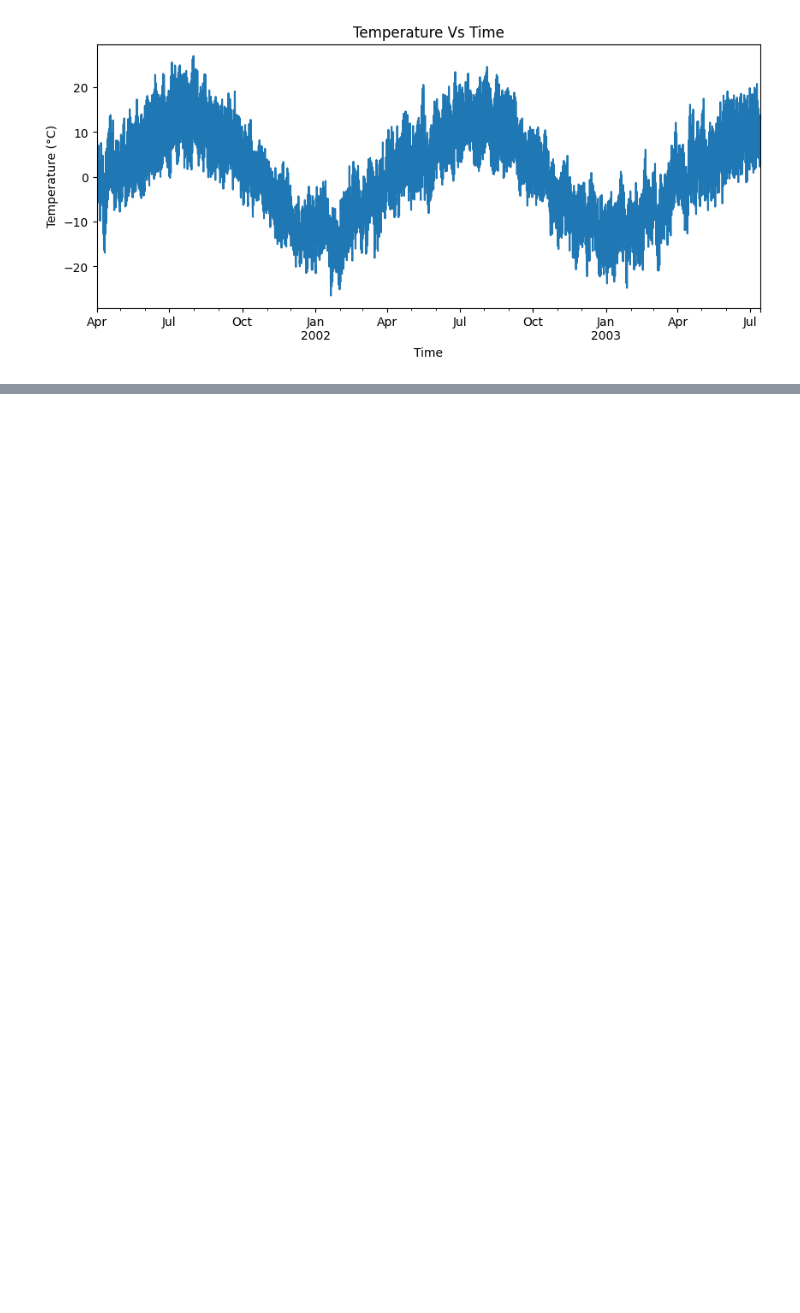
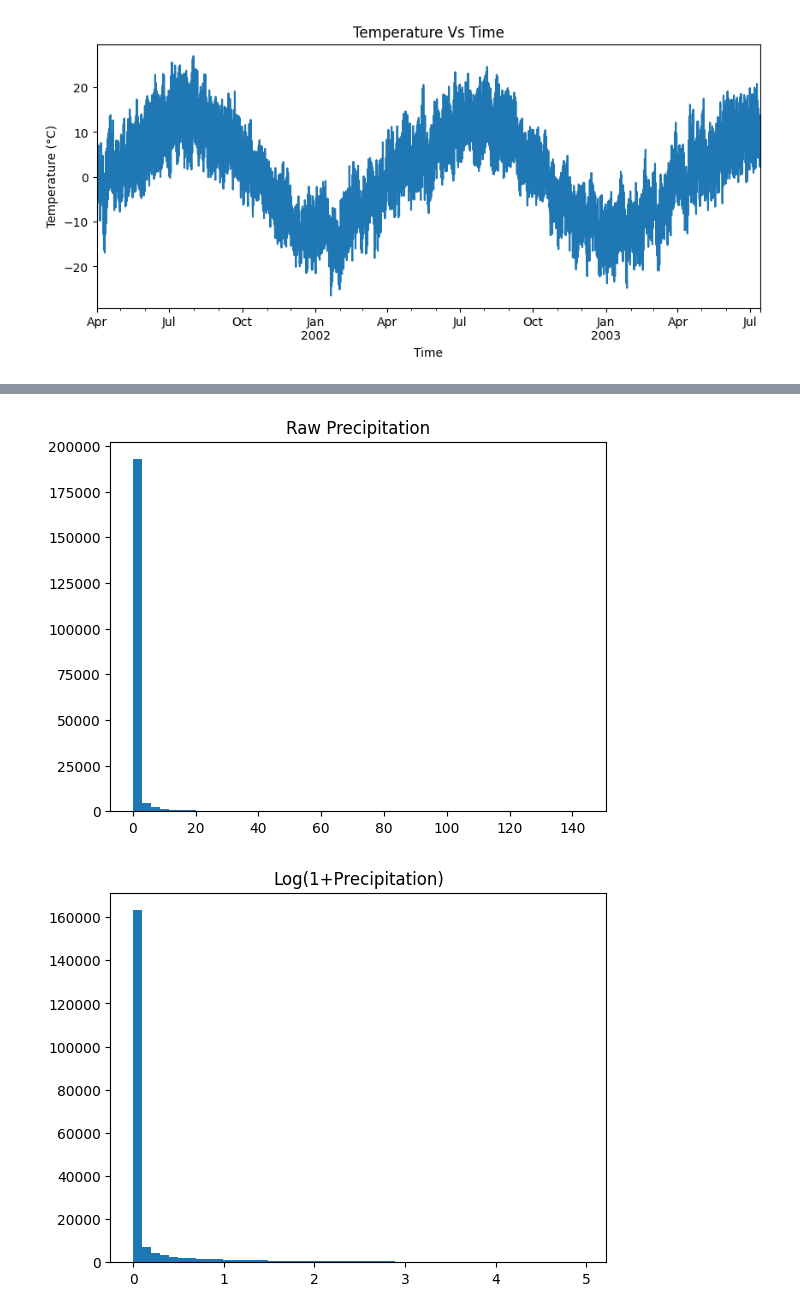
Before and after one commit to fairuznawar122/Solar-Radiation-Forecast, a Jupyter notebook: Graphs.ipynb, the cells around one changed output, grey strips where cells are left out. Drawn from its saved outputs; the diff is of its cells as text; code cells hidden in the pictures; blank space fills up the shorter version.

```diff
--- a/Graphs.ipynb
+++ b/Graphs.ipynb
@@ -244,0 +214,16 @@ plt.show()
+# %%
+import numpy as np
+import matplotlib.pyplot as plt
+
+# raw precip
+vals = df['PRECTOTCORR']
+plt.hist(vals, bins=50)
+plt.title('Raw Precipitation'); plt.show()
+
+# log1p-scaled precip
+vals_log = np.log1p(vals)
+plt.hist(vals_log, bins=50)
+plt.title('Log(1+Precipitation)'); plt.show()
+# %% [output]
+[figure, added]
+[figure, added]
```
Also changed, not shown: parts of 3 cells of this notebook.
